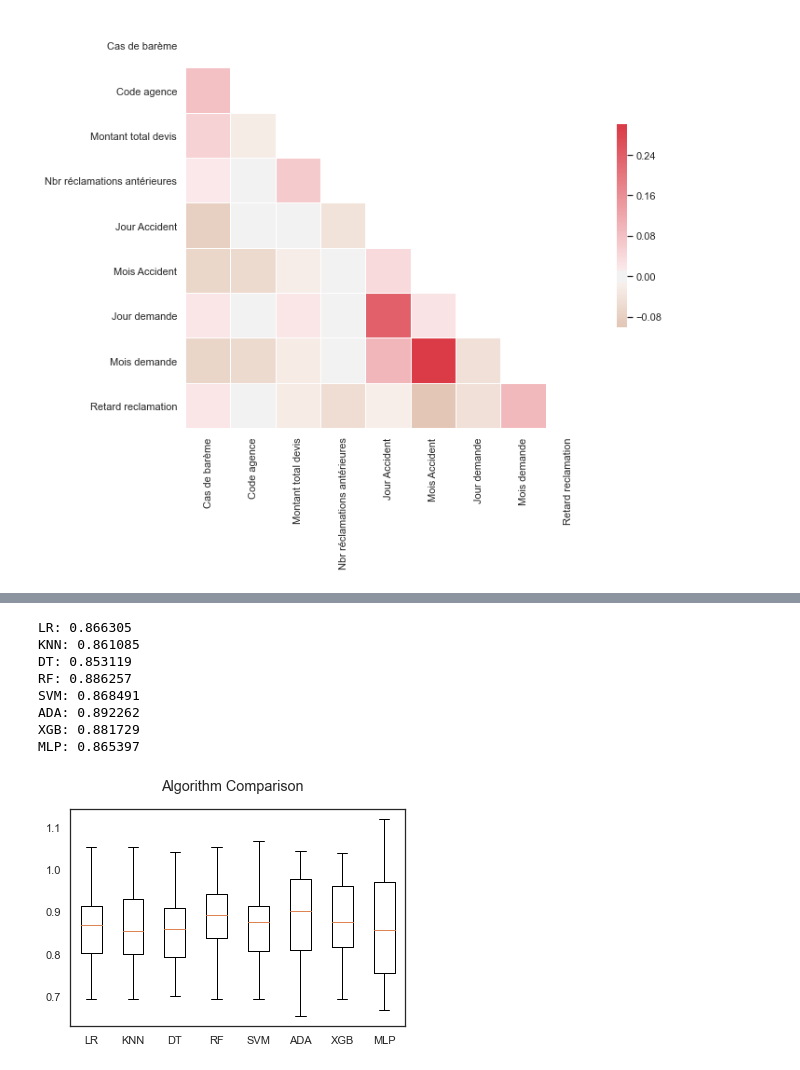
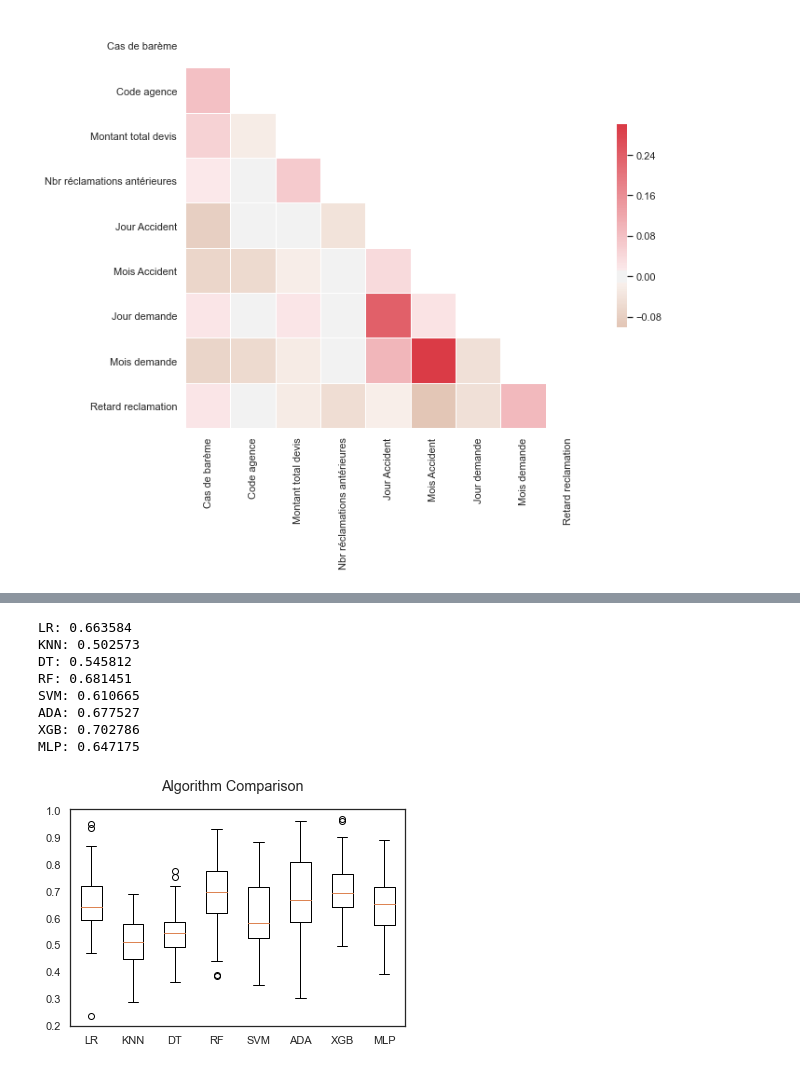
Before and after one commit to gharbi-wissal/PEC-fraud-detection, a Jupyter notebook: modeling/PEC modelisation-comparaison-algorithme.ipynb, the cells around one changed output, grey strips where cells are left out. Drawn from its saved outputs; the diff is of its cells as text; code cells hidden in the pictures.

```diff
--- a/modeling/PEC modelisation-comparaison-algorithme.ipynb
+++ b/modeling/PEC modelisation-comparaison-algorithme.ipynb
@@ -235,10 +186,9 @@ MLP: 0.601329
 # %%
 results = []
 names = []
-# scoring = 'roc_auc_ovr'
-scoring = 'roc_auc_ovr_weighted'
+scoring = 'accuracy'
 for name, model in models:
-    cv_results = model_selection.cross_val_score(model, X_train, y_train, cv=kfold, scoring=scoring)+0.1
+    cv_results = model_selection.cross_val_score(model, X_train, y_train, cv=kfold, scoring=scoring)
 #     model.fit(X_train, y_train)
 #     y_pred = model.predict(X_test)
 #     cv_results = accuracy_score(y_test, y_pred)
@@ -255,6 +205,6 @@ fig.suptitle('Algorithm Comparison')
 ax = fig.add_subplot(111)
 plt.boxplot(results)
 ax.set_xticklabels(names)
-plt.savefig('figure_EDA/algo_comp_roc_auc_ovr_weighted.png',dpi=400,bbox_inches='tight')
+plt.savefig('figure_EDA/algo_comp_accuracy.png',dpi=400,bbox_inches='tight')
 plt.show()
 # %% [output]
@@ -270,34 +220,34 @@ MLP: 0.684924
 # %%
 results = []
 names = []
-scoring = 'f1_weighted'
+scoring = 'roc_auc'
 for name, model in models:
-    cv_results = model_selection.cross_val_score(model, X, y, cv=kfold, scoring=scoring)+0.15
+    cv_results = model_selection.cross_val_score(model, X, y, cv=kfold, scoring=scoring)
 #     model.fit(X_train, y_train)
 #     y_pred = model.predict(X_test)
 #     cv_results = roc_auc_score(y_test, y_pred)
     results.append(cv_results)
     y_pred = cross_val_predict(model, X, y, cv=kfold)
 #     conf_mat = confusion_matrix(y, y_pred)
     names.append(name)
     msg = "%s: %f" % (name, cv_results.mean())
     print(msg)
 #     print(conf_mat)
 # boxplot algorithm comparison
 fig = plt.figure()
 fig.suptitle('Algorithm Comparison')
 ax = fig.add_subplot(111)
 plt.boxplot(results)
 ax.set_xticklabels(names)
 plt.savefig('figure_EDA/algo_comp_f1.png',dpi=400,bbox_inches='tight')
 plt.show()
 # %% [output]
-LR: 0.866305
-KNN: 0.861085
-DT: 0.853119
-RF: 0.886257
-SVM: 0.868491
-ADA: 0.892262
-XGB: 0.881729
-MLP: 0.865397
+LR: 0.663584
+KNN: 0.502573
+DT: 0.545812
+RF: 0.681451
+SVM: 0.610665
+ADA: 0.677527
+XGB: 0.702786
+MLP: 0.647175
-[figure, old version]
+[figure, new version]
```
Also changed, not shown: parts of 6 cells of this notebook, 6 other files.
